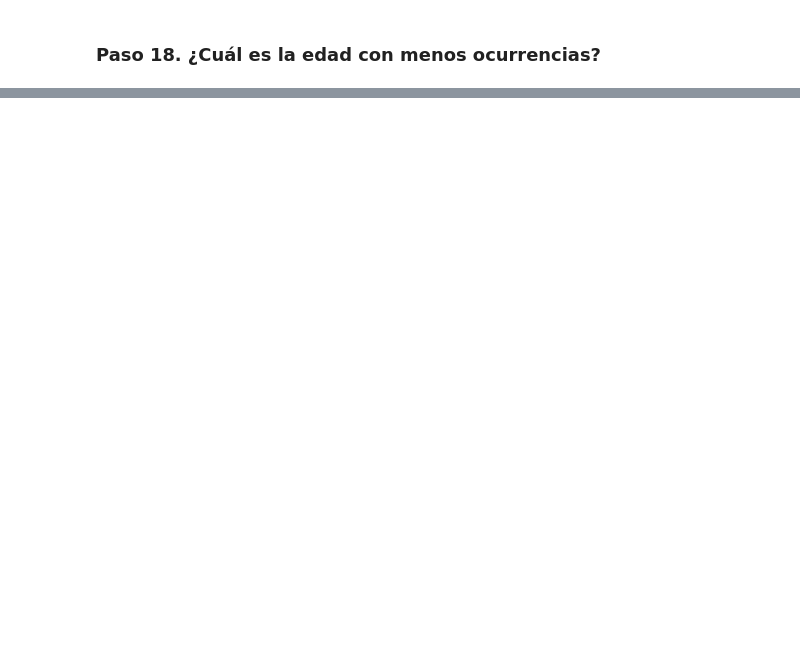
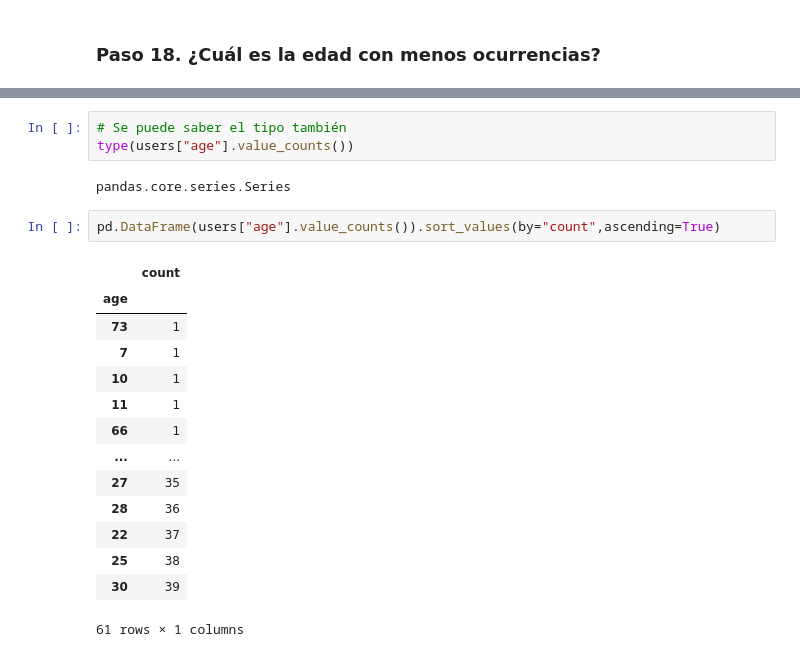
Before and after one commit to XimenaPO/DS_PT_09_2023, a Jupyter notebook: Data_Analysis/2-Pandas/Practica/0-Occupation/Occupation.ipynb, the cells around one changed output, grey strips where cells are left out. Cells and saved outputs as stored; diff of their text form; blank space fills up the shorter version.

```diff
--- a/Data_Analysis/2-Pandas/Practica/0-Occupation/Occupation.ipynb
+++ b/Data_Analysis/2-Pandas/Practica/0-Occupation/Occupation.ipynb
@@ -111,0 +504,22 @@ Resuélvelo de 2 formas diferentes
+# %%
+# Se puede saber el tipo también
+type(users["age"].value_counts())
+# %% [output]
+pandas.core.series.Series
+# %%
+pd.DataFrame(users["age"].value_counts()).sort_values(by="count",ascending=True)
+# %% [output]
+|  | count |
+| age |  |
+| 73 | 1 |
+| 7 | 1 |
+| 10 | 1 |
+| 11 | 1 |
+| 66 | 1 |
+| ... | ... |
+| 27 | 35 |
+| 28 | 36 |
+| 22 | 37 |
+| 25 | 38 |
+| 30 | 39 |
+61 rows × 1 columns
```
Also changed, not shown: parts of 41 cells of this notebook.
